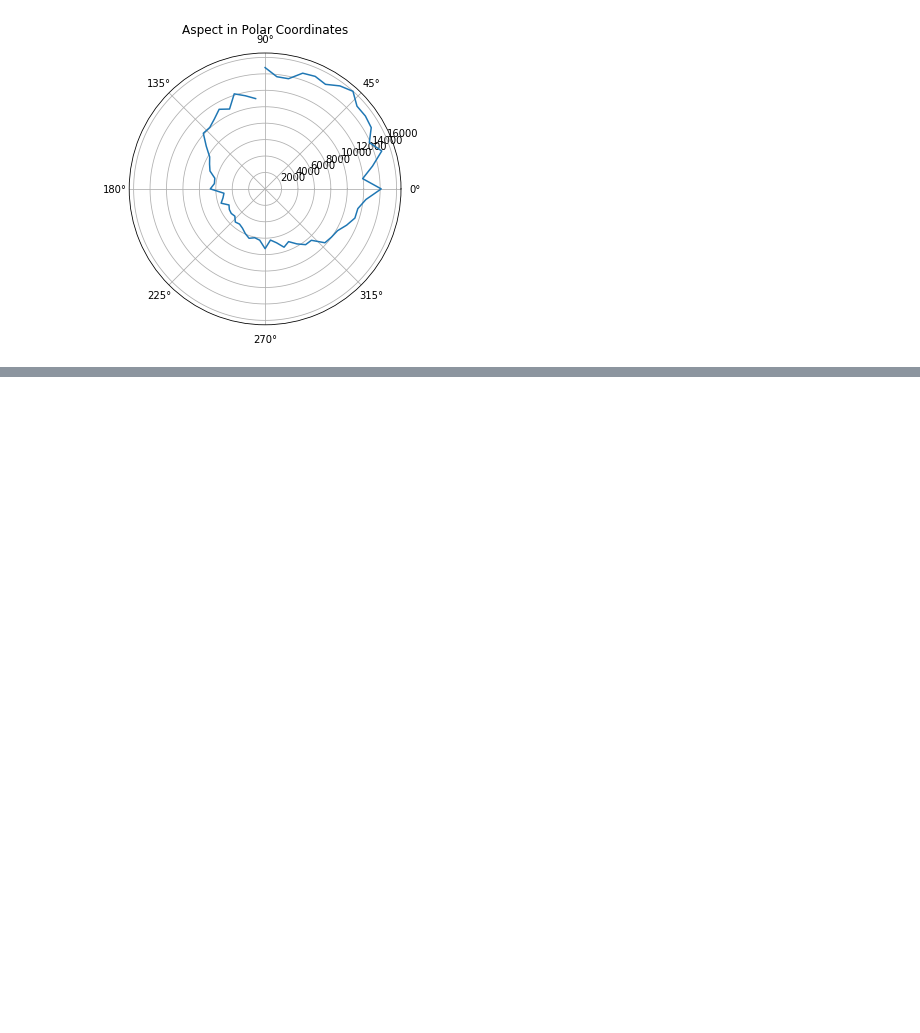
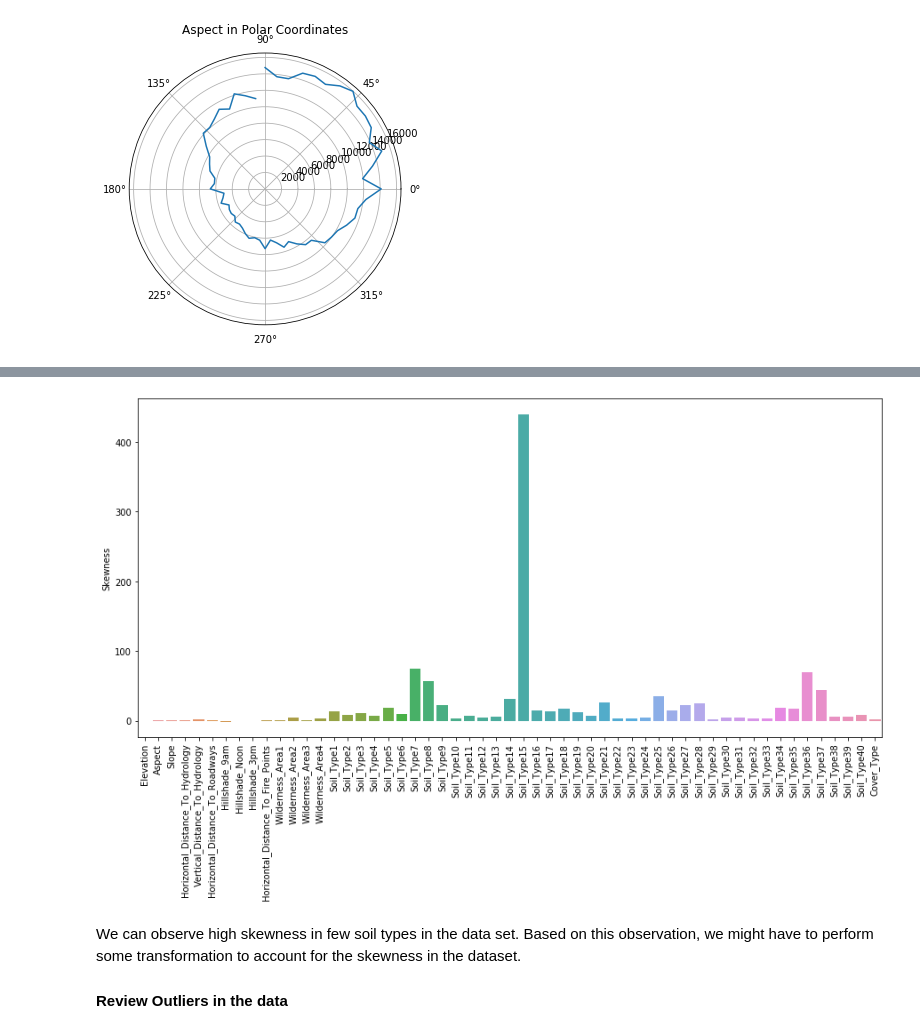
Before and after one commit to aidan-jackson-data/Forest-Cover-Type-Prediction, a Jupyter notebook: 207-final-notebook.ipynb, the cells around one changed output, grey strips where cells are left out. Drawn from its saved outputs; the diff is of its cells as text; code cells hidden in the pictures; blank space fills up the shorter version.

```diff
--- a/207-final-notebook.ipynb
+++ b/207-final-notebook.ipynb
@@ -191,0 +211,15 @@ plt.show()
+# %%
+# Skewness is a measure of the asymmetry of the probability distribution of a real-valued random variable
+# about its mean. Let us run skew to find the skewness in our data
+skew=raw_data.skew()
+skew_df=pd.DataFrame(skew,index=None,columns=['Skewness'])
+plt.figure(figsize=(15,7))
+sns.barplot(x=skew_df.index,y='Skewness',data=skew_df)
+plt.xticks(rotation=90)
+plt.show()
+# %% [output]
+[figure, added]
+# %% [markdown]
+We can observe high skewness in few soil types in the data set. Based on this observation, we might have to perform some transformation to account for the skewness in the dataset.
+
+#### Review Outliers in the data
```
Also changed, not shown: parts of 21 cells of this notebook.
